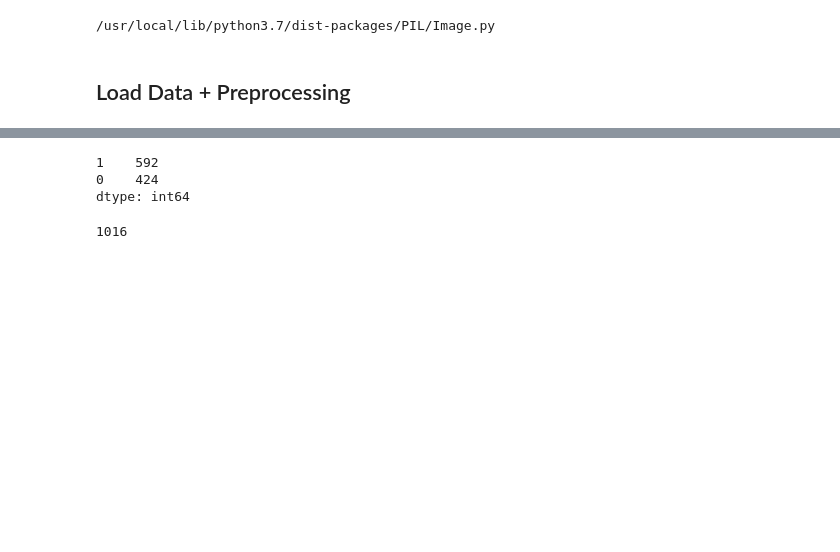
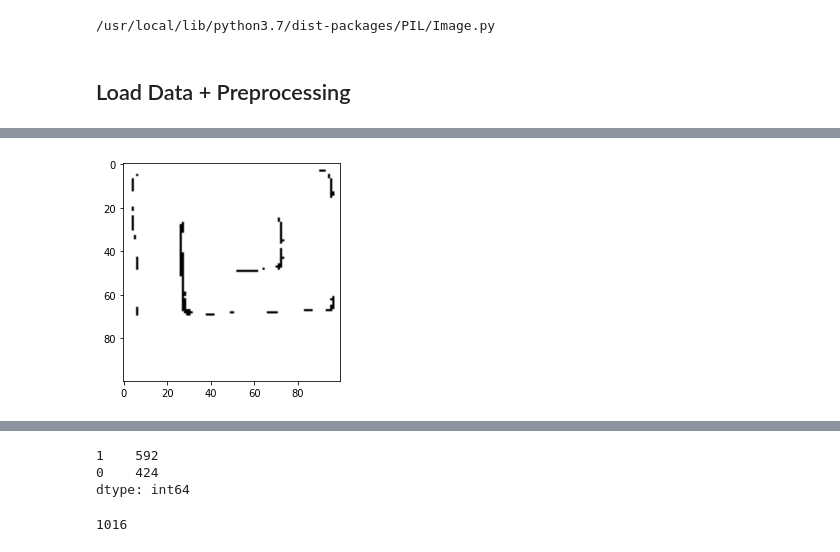
Before and after one commit to PDNow-Research/PDNow, a Jupyter notebook: HandPD/NeuralNets/CNN_Tensorflow.ipynb, the cells around one changed output, grey strips where cells are left out. Cells and saved outputs as stored; diff of their text form; code cells hidden in the pictures; blank space fills up the shorter version.

```diff
--- a/HandPD/NeuralNets/CNN_Tensorflow.ipynb
+++ b/HandPD/NeuralNets/CNN_Tensorflow.ipynb
@@ -54,0 +109,19 @@ def extract_images(path, c): # path of data, class of data
+# %%
+thresh_im = blur_im.copy()
+
+for i in range (thresh_im.shape[0]):
+  for j in range (thresh_im.shape[1]):
+      if (thresh_im[i, j, 0] < 120 and thresh_im[i, j, 1] < 120 and thresh_im[i, j, 2] < 120):
+        thresh_im[i, j, 0] = 0;
+        thresh_im[i, j, 1] = 0;
+        thresh_im[i, j, 2] = 0;
+      else:
+        thresh_im[i, j, 0] = 255;
+        thresh_im[i, j, 1] = 255;
+        thresh_im[i, j, 2] = 255;
+# %%
+im = Image.fromarray(thresh_im)
+plt.imshow(im)
+plt.show()
+# %% [output]
+[figure, added]
```
Also changed, not shown: parts of 15 cells of this notebook.
